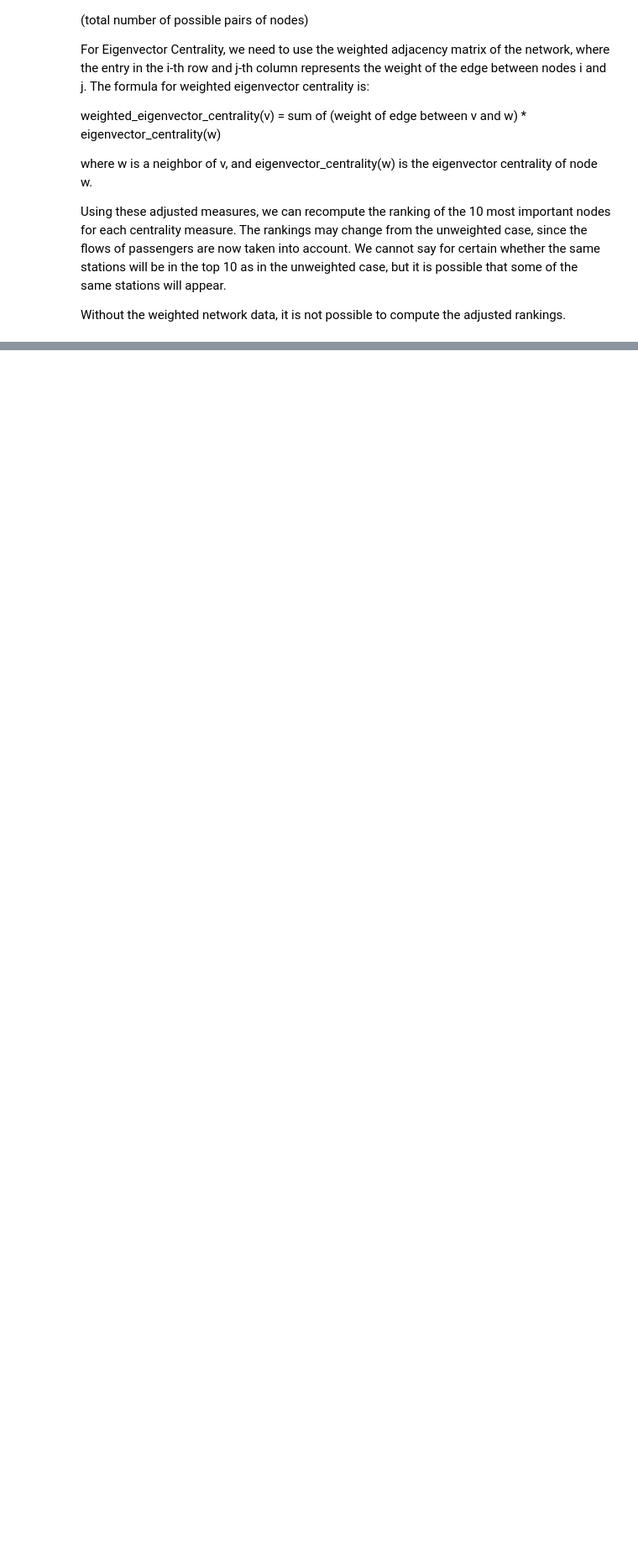
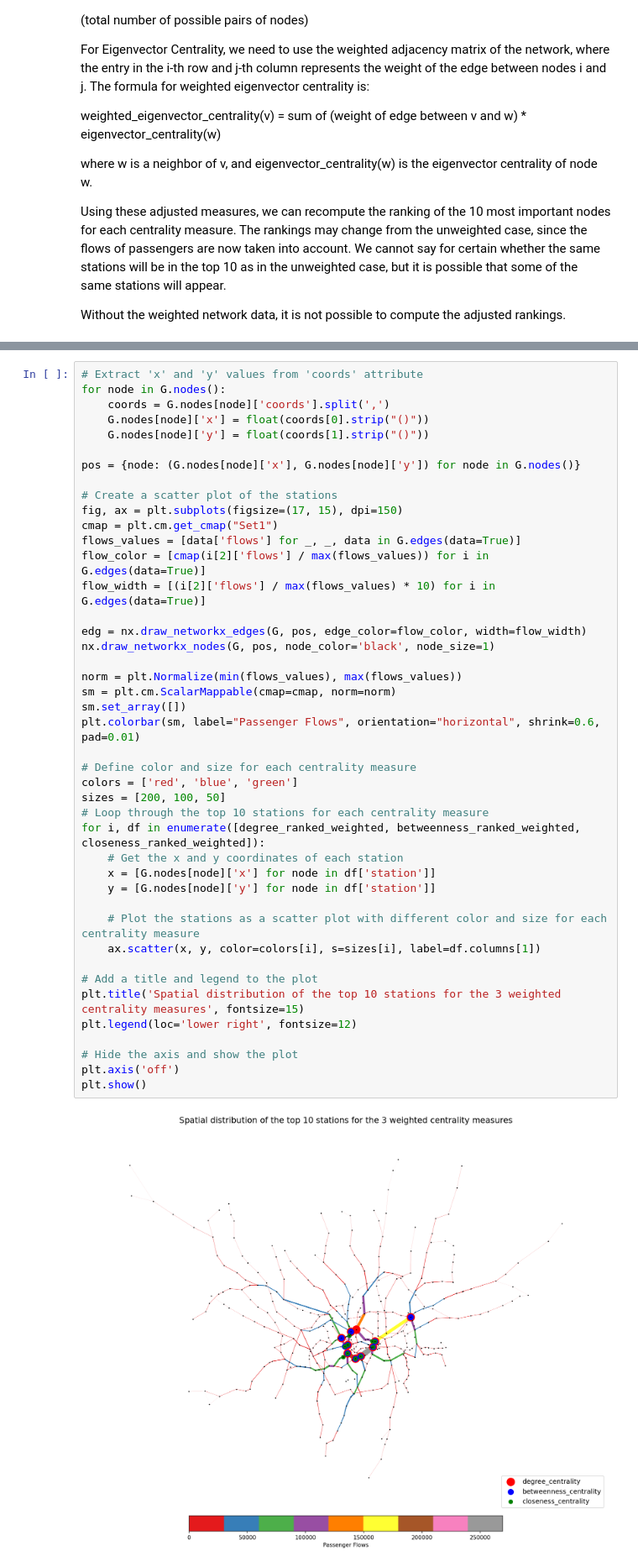
Before and after one commit to ZongheMa/CASA0002_Urban_Simulation, a Jupyter notebook: Urban Simulation Assessment.ipynb, the cells around one changed output, grey strips where cells are left out. Shown at 84% size. Drawn from its saved outputs; the diff is of its cells as text; blank space fills up the shorter version.

```diff
--- a/Urban Simulation Assessment.ipynb
+++ b/Urban Simulation Assessment.ipynb
@@ -295,0 +452,45 @@ print(pd.DataFrame(closeness_ranked_weighted, columns=['station', 'closeness_cen
+# %%
+# Extract 'x' and 'y' values from 'coords' attribute
+for node in G.nodes():
+    coords = G.nodes[node]['coords'].split(',')
+    G.nodes[node]['x'] = float(coords[0].strip("()"))
+    G.nodes[node]['y'] = float(coords[1].strip("()"))
+
+pos = {node: (G.nodes[node]['x'], G.nodes[node]['y']) for node in G.nodes()}
+
+# Create a scatter plot of the stations
+fig, ax = plt.subplots(figsize=(17, 15), dpi=150)
+cmap = plt.cm.get_cmap("Set1")
+flows_values = [data['flows'] for _, _, data in G.edges(data=True)]
+flow_color = [cmap(i[2]['flows'] / max(flows_values)) for i in G.edges(data=True)]
+flow_width = [(i[2]['flows'] / max(flows_values) * 10) for i in G.edges(data=True)]
+
+edg = nx.draw_networkx_edges(G, pos, edge_color=flow_color, width=flow_width)
+nx.draw_networkx_nodes(G, pos, node_color='black', node_size=1)
+
+norm = plt.Normalize(min(flows_values), max(flows_values))
+sm = plt.cm.ScalarMappable(cmap=cmap, norm=norm)
+sm.set_array([])
+plt.colorbar(sm, label="Passenger Flows", orientation="horizontal", shrink=0.6, pad=0.01)
+
+# Define color and size for each centrality measure
+colors = ['red', 'blue', 'green']
+sizes = [200, 100, 50]
+# Loop through the top 10 stations for each centrality measure
+for i, df in enumerate([degree_ranked_weighted, betweenness_ranked_weighted, closeness_ranked_weighted]):
+    # Get the x and y coordinates of each station
+    x = [G.nodes[node]['x'] for node in df['station']]
+    y = [G.nodes[node]['y'] for node in df['station']]
+
+    # Plot the stations as a scatter plot with different color and size for each centrality measure
+    ax.scatter(x, y, color=colors[i], s=sizes[i], label=df.columns[1])
+
+# Add a title and legend to the plot
+plt.title('Spatial distribution of the top 10 stations for the 3 weighted centrality measures', fontsize=15)
+plt.legend(loc='lower right', fontsize=12)
+
+# Hide the axis and show the plot
+plt.axis('off')
+plt.show()
+# %% [output]
+[figure, added]
```
Also changed, not shown: parts of 41 cells of this notebook, 2 other files.
